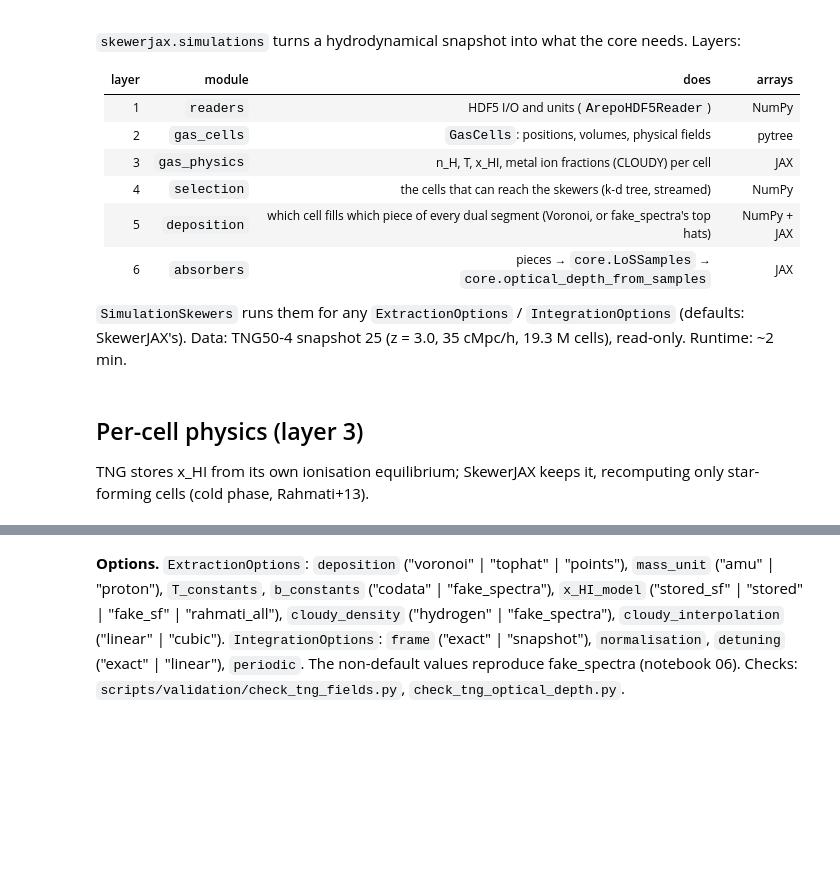
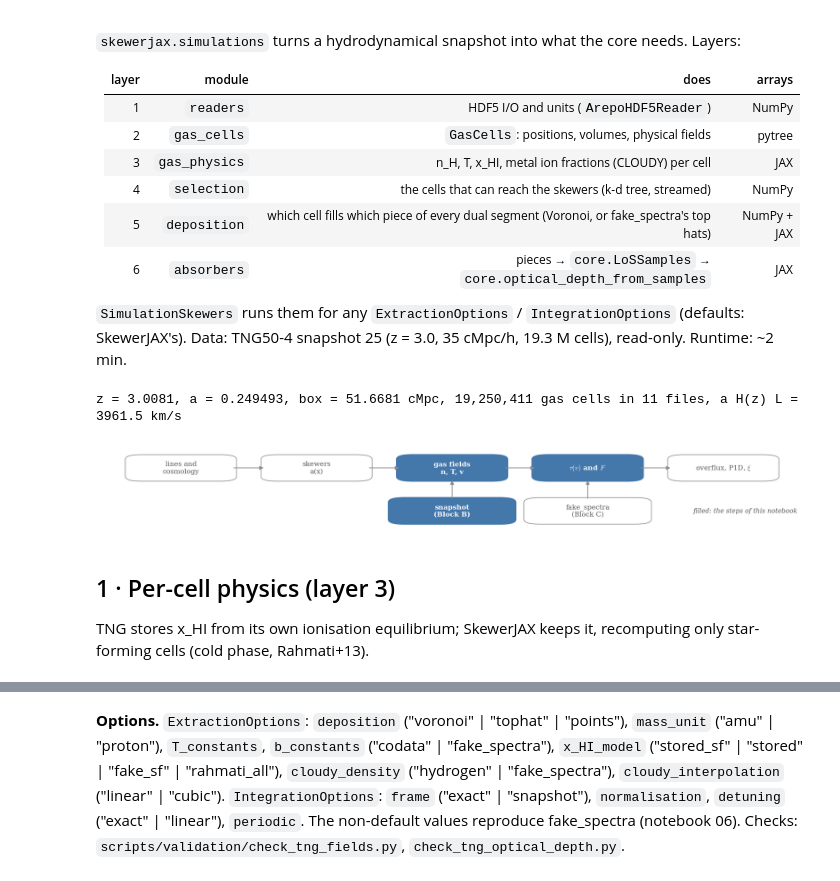
Before and after one commit to daniellopezcano/SkewerJAX, a Jupyter notebook: notebooks/05_tng_extraction.ipynb, the cells around one changed output, grey strips where cells are left out. Cells and saved outputs as stored; diff of their text form; code cells hidden in the pictures; blank space fills up the shorter version.

```diff
--- a/notebooks/05_tng_extraction.ipynb
+++ b/notebooks/05_tng_extraction.ipynb
@@ -21,7 +21,8 @@ import logging; logging.getLogger("jax._src.xla_bridge").setLevel(logging.CRITIC
 import numpy as np, jax, jax.numpy as jnp
 jax.config.update("jax_enable_x64", True)          # SkewerJAX follows this flag; it never sets it itself
 import matplotlib.pyplot as plt
-from skewerjax.utils.plotting import use_style, ENTITY_COLORS as EC, MODE_STYLES as MS, TOL_BRIGHT as TOL, add_panel_letters
+from skewerjax.utils.plotting import (use_style, ENTITY_COLORS as EC, MODE_STYLES as MS, TOL_BRIGHT as TOL, LABELS, FIGSIZES,
+                                      add_panel_letters, plot_pipeline, plot_spectra, zoom_inset)
 use_style()
 %matplotlib inline
 from skewerjax.core import LineBundle, SkewerBundle, Cosmology, phys
@@ -30,8 +31,14 @@ reader = ArepoHDF5Reader("/home/STORAGE/TNG50-4", 25)
 H = reader.header
 print(f"z = {H.redshift:.4f}, a = {H.a:.6f}, box = {H.box_cMpc:.4f} cMpc, {H.n_gas:,} gas cells in {H.n_files} files, "
       f"a H(z) L = {H.vmax_kms:.1f} km/s")
+# %% [output]
+z = 3.0081, a = 0.249493, box = 51.6681 cMpc, 19,250,411 gas cells in 11 files, a H(z) L = 3961.5 km/s
+# %%
+plot_pipeline(('simulation', 'fields', 'tau'), note="filled: the steps of this notebook"); plt.show()
+# %% [output]
+[figure, added]
 # %% [markdown]
-## Per-cell physics (layer 3)
+## 1 · Per-cell physics (layer 3)
 
 TNG stores x_HI from its own ionisation equilibrium; SkewerJAX keeps it, recomputing only star-forming cells (cold phase, Rahmati+13).
 # %%
```
Also changed, not shown: parts of 8 cells of this notebook, 29 other files.
